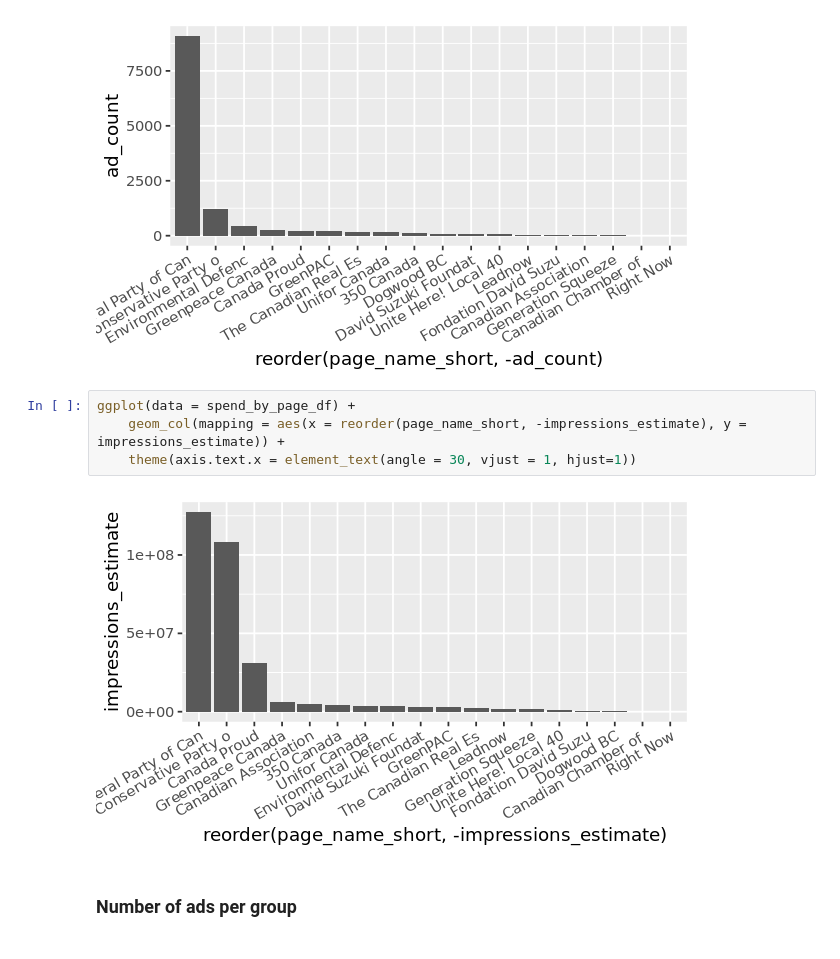
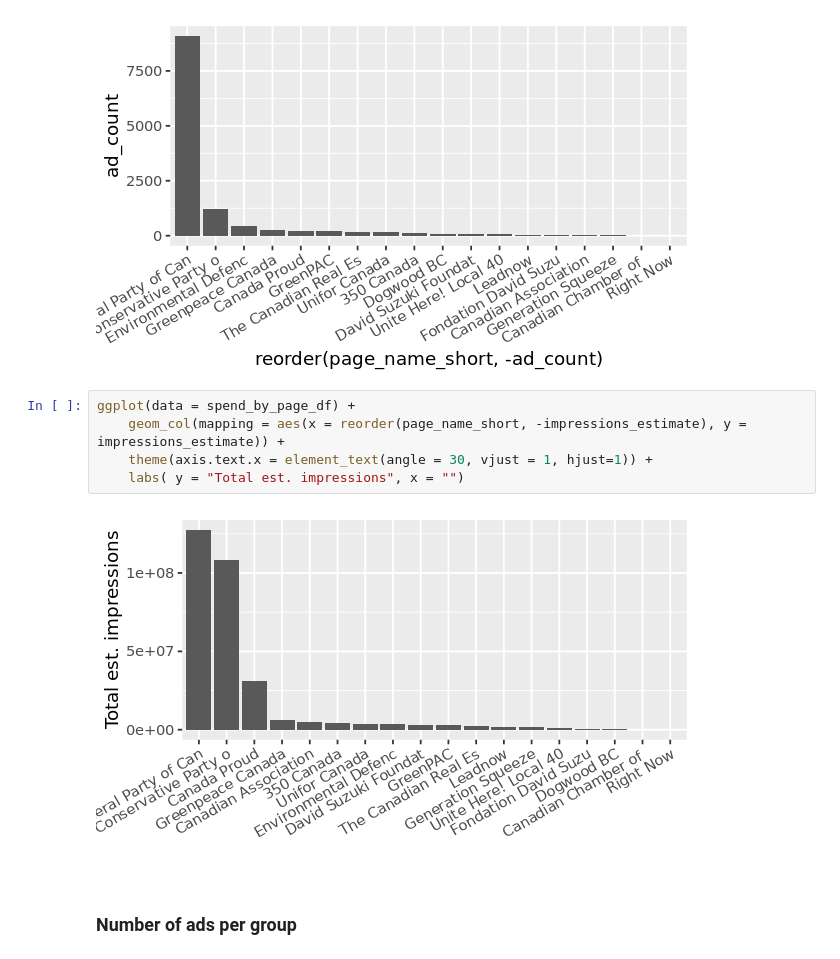
Before and after one commit to atiagosoares/ads_archive, a Jupyter notebook: analisys.ipynb, the cells around one changed output. Cells and saved outputs as stored; diff of their text form.

```diff
--- a/analisys.ipynb
+++ b/analisys.ipynb
@@ -65,9 +66,10 @@ ggplot(data = spend_by_page_df) +
 # %%
 ggplot(data = spend_by_page_df) +
     geom_col(mapping = aes(x = reorder(page_name_short, -impressions_estimate), y = impressions_estimate)) +
-    theme(axis.text.x = element_text(angle = 30, vjust = 1, hjust=1))
+    theme(axis.text.x = element_text(angle = 30, vjust = 1, hjust=1)) +
+    labs( y = "Total est. impressions", x = "")
 # %% [output]
-[figure, old version]
+[figure, new version]
 # %% [markdown]
 ### Number of ads per group
 # %% [markdown]
```
Also changed, not shown: parts of 7 cells of this notebook.
